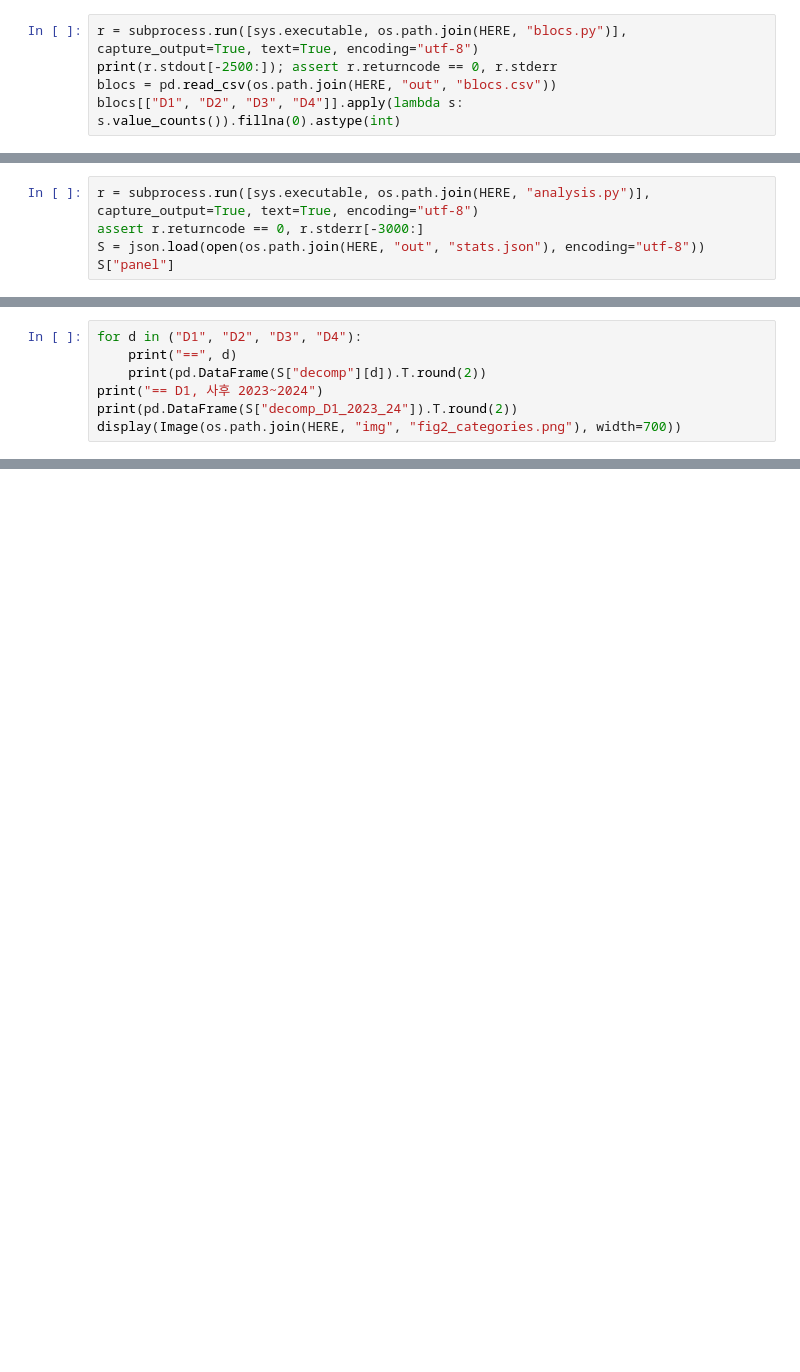
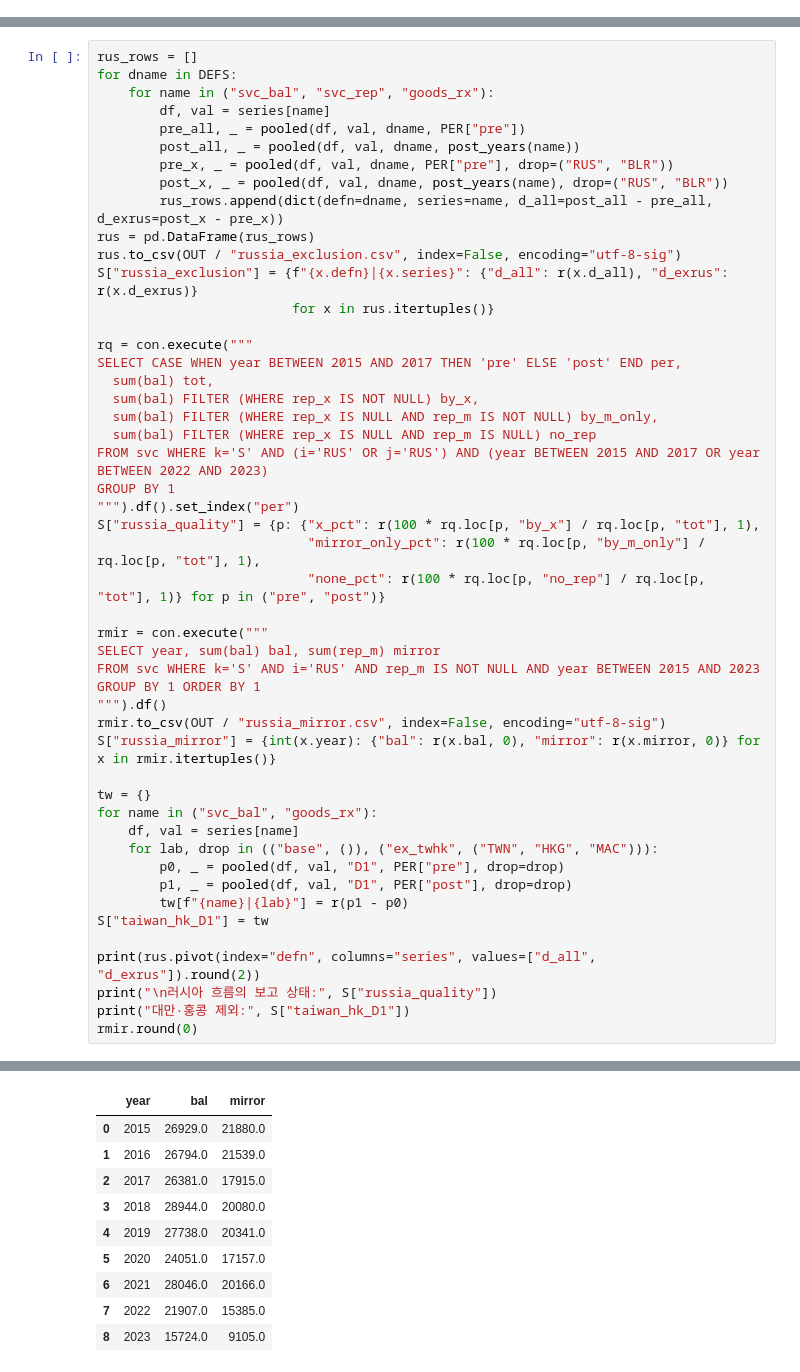
Before and after one commit to pilsunchoi/Services, a Jupyter notebook: research/02-fragmentation/reproduce.ipynb, the cells around one changed output, grey strips where cells are left out. Cells and saved outputs as stored; diff of their text form; blank space fills up the shorter version.

```diff
--- a/research/02-fragmentation/reproduce.ipynb
+++ b/research/02-fragmentation/reproduce.ipynb
@@ -40,5 +0,0 @@ C:\Work\Projects\Services\research\02-fragmentation
-# %%
-r = subprocess.run([sys.executable, os.path.join(HERE, "blocs.py")], capture_output=True, text=True, encoding="utf-8")
-print(r.stdout[-2500:]); assert r.returncode == 0, r.stderr
-blocs = pd.read_csv(os.path.join(HERE, "out", "blocs.csv"))
-blocs[["D1", "D2", "D3", "D4"]].apply(lambda s: s.value_counts()).fillna(0).astype(int)
@@ -69,5 +0,0 @@ code  ip_2015_17  ip_2022_24  D1  D2  D3 D4
-# %%
-r = subprocess.run([sys.executable, os.path.join(HERE, "analysis.py")], capture_output=True, text=True, encoding="utf-8")
-assert r.returncode == 0, r.stderr[-3000:]
-S = json.load(open(os.path.join(HERE, "out", "stats.json"), encoding="utf-8"))
-S["panel"]
@@ -151,7 +0,0 @@ D4|svc_rep   -1.97    -1.44
-# %%
-for d in ("D1", "D2", "D3", "D4"):
-    print("==", d)
-    print(pd.DataFrame(S["decomp"][d]).T.round(2))
-print("== D1, 사후 2023~2024")
-print(pd.DataFrame(S["decomp_D1_2023_24"]).T.round(2))
-display(Image(os.path.join(HERE, "img", "fig2_categories.png"), width=700))
@@ -414,0 +551,50 @@ OK   상품 감소율(%): 계산 38 / 본문 38
+# %%
+rus_rows = []
+for dname in DEFS:
+    for name in ("svc_bal", "svc_rep", "goods_rx"):
+        df, val = series[name]
+        pre_all, _ = pooled(df, val, dname, PER["pre"])
+        post_all, _ = pooled(df, val, dname, post_years(name))
+        pre_x, _ = pooled(df, val, dname, PER["pre"], drop=("RUS", "BLR"))
+        post_x, _ = pooled(df, val, dname, post_years(name), drop=("RUS", "BLR"))
+        rus_rows.append(dict(defn=dname, series=name, d_all=post_all - pre_all, d_exrus=post_x - pre_x))
+rus = pd.DataFrame(rus_rows)
+rus.to_csv(OUT / "russia_exclusion.csv", index=False, encoding="utf-8-sig")
+S["russia_exclusion"] = {f"{x.defn}|{x.series}": {"d_all": r(x.d_all), "d_exrus": r(x.d_exrus)}
+                         for x in rus.itertuples()}
+
+rq = con.execute("""
+SELECT CASE WHEN year BETWEEN 2015 AND 2017 THEN 'pre' ELSE 'post' END per,
+  sum(bal) tot,
+  sum(bal) FILTER (WHERE rep_x IS NOT NULL) by_x,
+  sum(bal) FILTER (WHERE rep_x IS NULL AND rep_m IS NOT NULL) by_m_only,
+  sum(bal) FILTER (WHERE rep_x IS NULL AND rep_m IS NULL) no_rep
+FROM svc WHERE k='S' AND (i='RUS' OR j='RUS') AND (year BETWEEN 2015 AND 2017 OR year BETWEEN 2022 AND 2023)
+GROUP BY 1
+""").df().set_index("per")
+S["russia_quality"] = {p: {"x_pct": r(100 * rq.loc[p, "by_x"] / rq.loc[p, "tot"], 1),
+                           "mirror_only_pct": r(100 * rq.loc[p, "by_m_only"] / rq.loc[p, "tot"], 1),
+                           "none_pct": r(100 * rq.loc[p, "no_rep"] / rq.loc[p, "tot"], 1)} for p in ("pre", "post")}
+
+rmir = con.execute("""
+SELECT year, sum(bal) bal, sum(rep_m) mirror
+FROM svc WHERE k='S' AND i='RUS' AND rep_m IS NOT NULL AND year BETWEEN 2015 AND 2023
+GROUP BY 1 ORDER BY 1
+""").df()
+rmir.to_csv(OUT / "russia_mirror.csv", index=False, encoding="utf-8-sig")
+S["russia_mirror"] = {int(x.year): {"bal": r(x.bal, 0), "mirror": r(x.mirror, 0)} for x in rmir.itertuples()}
+
+tw = {}
+for name in ("svc_bal", "goods_rx"):
+    df, val = series[name]
+    for lab, drop in (("base", ()), ("ex_twhk", ("TWN", "HKG", "MAC"))):
+        p0, _ = pooled(df, val, "D1", PER["pre"], drop=drop)
+        p1, _ = pooled(df, val, "D1", PER["post"], drop=drop)
+        tw[f"{name}|{lab}"] = r(p1 - p0)
+S["taiwan_hk_D1"] = tw
+
+print(rus.pivot(index="defn", columns="series", values=["d_all", "d_exrus"]).round(2))
+print("\n러시아 흐름의 보고 상태:", S["russia_quality"])
+print("대만·홍콩 제외:", S["taiwan_hk_D1"])
+rmir.round(0)
+# %% [output]
@@ -414,0 +611,10 @@ OK   상품 감소율(%): 계산 38 / 본문 38
+|  | year | bal | mirror |
+| 0 | 2015 | 26929.0 | 21880.0 |
+| 1 | 2016 | 26794.0 | 21539.0 |
+| 2 | 2017 | 26381.0 | 17915.0 |
+| 3 | 2018 | 28944.0 | 20080.0 |
+| 4 | 2019 | 27738.0 | 20341.0 |
+| 5 | 2020 | 24051.0 | 17157.0 |
+| 6 | 2021 | 28046.0 | 20166.0 |
+| 7 | 2022 | 21907.0 | 15385.0 |
+| 8 | 2023 | 15724.0 | 9105.0 |
```
Also changed, not shown: parts of 49 cells of this notebook, 8 other files.
